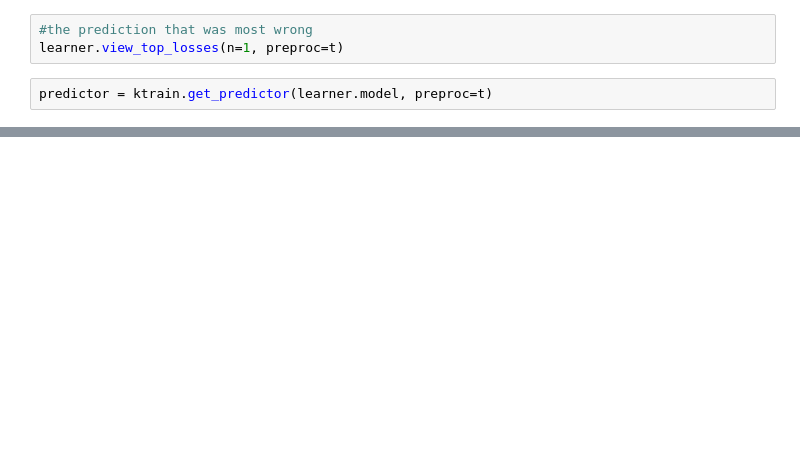
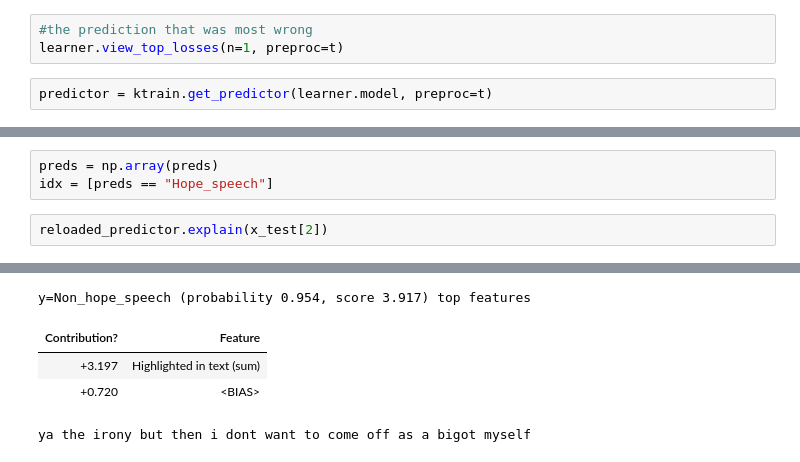
Before and after one commit to aflah02/Hope_Speech_Detection, a Jupyter notebook: Models/BERT_explain_final.ipynb, the cells around one changed output, grey strips where cells are left out. Drawn from its saved outputs; the diff is of its cells as text; blank space fills up the shorter version.

```diff
--- a/Models/BERT_explain_final.ipynb
+++ b/Models/BERT_explain_final.ipynb
@@ -134,0 +163,6 @@ reloaded_predictor = ktrain.load_predictor('bert_hope')
+# %%
+preds = np.array(preds)
+idx = [preds == "Hope_speech"]
+# %%
+reloaded_predictor.explain(x_test[2])
+# %% [output]
@@ -134,0 +171,5 @@ reloaded_predictor = ktrain.load_predictor('bert_hope')
+y=Non_hope_speech (probability 0.954, score 3.917) top features
+| Contribution? | Feature |
+| +3.197 | Highlighted in text (sum) |
+| +0.720 | <BIAS> |
+ya the irony but then i dont want to come off as a bigot myself
```
Also changed, not shown: parts of 21 cells of this notebook.
